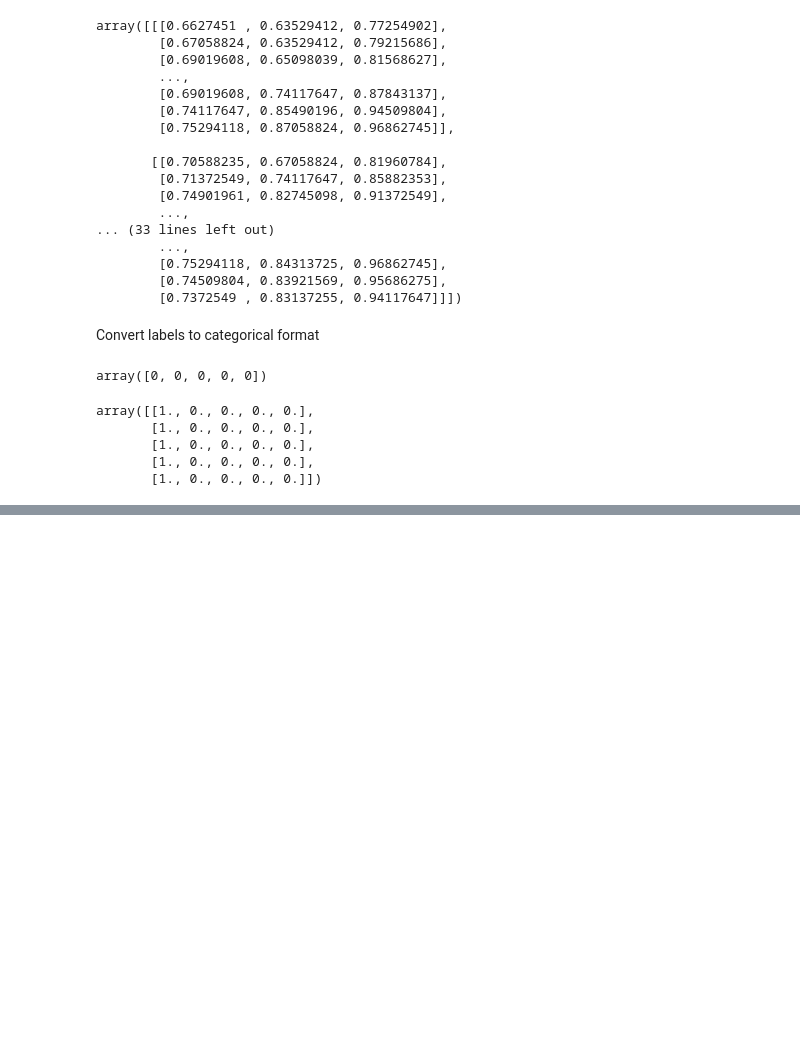
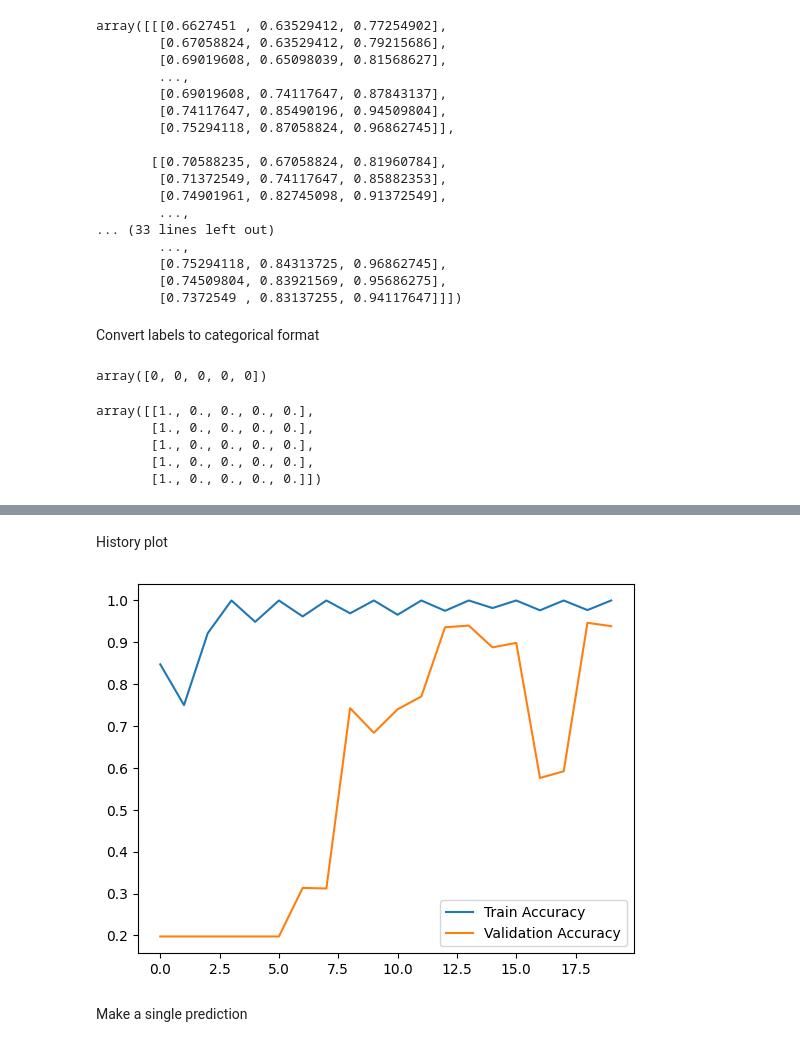
Before and after one commit to vianelk/ax-metrics, a Jupyter notebook: ax_metrics.ipynb, the cells around one changed output, grey strips where cells are left out. Cells and saved outputs as stored; diff of their text form; code cells hidden in the pictures; blank space fills up the shorter version.

Commit message:
train a model and make a single prediction

```diff
--- a/ax_metrics.ipynb
+++ b/ax_metrics.ipynb
@@ -154,0 +159,6 @@ array([[1., 0., 0., 0., 0.],
+# %%
+# 30% of data for validation and test, the remaining 70% for training
+
+X_train, X_temp, y_train, y_temp = train_test_split(images, labels, test_size=0.3, random_state=SEED)
+
+X_val, X_test, y_val, y_test = train_test_split(X_temp, y_temp, test_size=0.5, random_state=SEED)
@@ -154,0 +167,16 @@ array([[1., 0., 0., 0., 0.],
+# %%
+model = Sequential([
+    Conv2D(32, (3, 3), activation='relu', input_shape=(IMG_HEIGHT, IMG_WIDTH, 3)),
+    MaxPooling2D(pool_size=(2, 2)),
+    BatchNormalization(),
+    Conv2D(64, (3, 3), activation='relu'),
+    MaxPooling2D(pool_size=(2, 2)),
+    BatchNormalization(),
+    Conv2D(128, (3, 3), activation='relu'),
+    MaxPooling2D(pool_size=(2, 2)),
+    BatchNormalization(),
+    Flatten(),
+    Dense(256, activation='relu'),
+    Dropout(0.5),
+    Dense(len(CLASSES), activation='softmax')
+])
@@ -154,0 +185,6 @@ array([[1., 0., 0., 0., 0.],
+# %%
+model.compile(
+    optimizer="adam",
+    loss="categorical_crossentropy",
+    metrics=["accuracy"]
+)
@@ -154,0 +219,9 @@ array([[1., 0., 0., 0., 0.],
+# %%
+history = model.fit(
+    X_train,
+    y_train,
+    batch_size=32,
+    validation_data=(X_val, y_val),
+    epochs=20,
+    steps_per_epoch=len(X_train) // 32
+)
@@ -154,0 +250,11 @@ array([[1., 0., 0., 0., 0.],
+# %% [markdown]
+History plot
+# %%
+plt.plot(history.history['accuracy'], label='Train Accuracy')
+plt.plot(history.history['val_accuracy'], label='Validation Accuracy')
+plt.legend()
+plt.show()
+# %% [output]
+[figure, added]
+# %% [markdown]
+Make a single prediction
```
Also changed, not shown: parts of 12 cells of this notebook.
